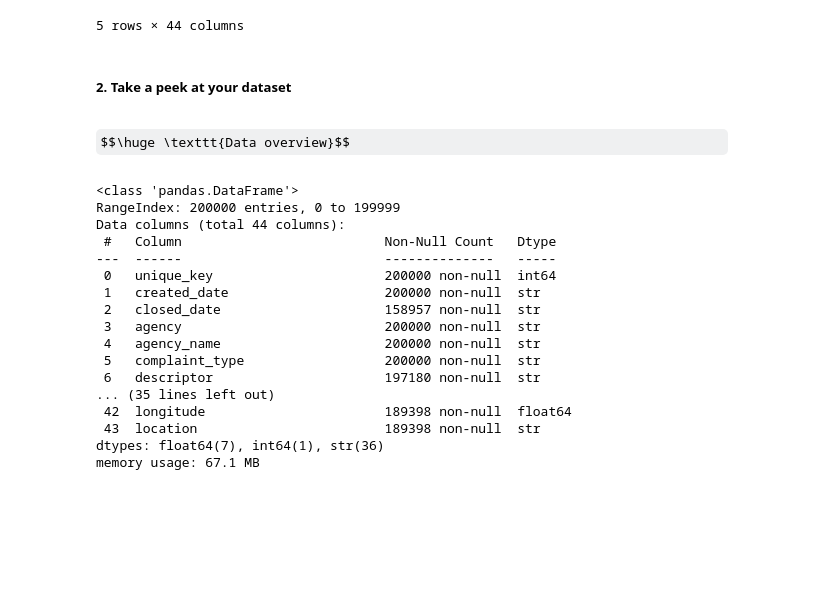
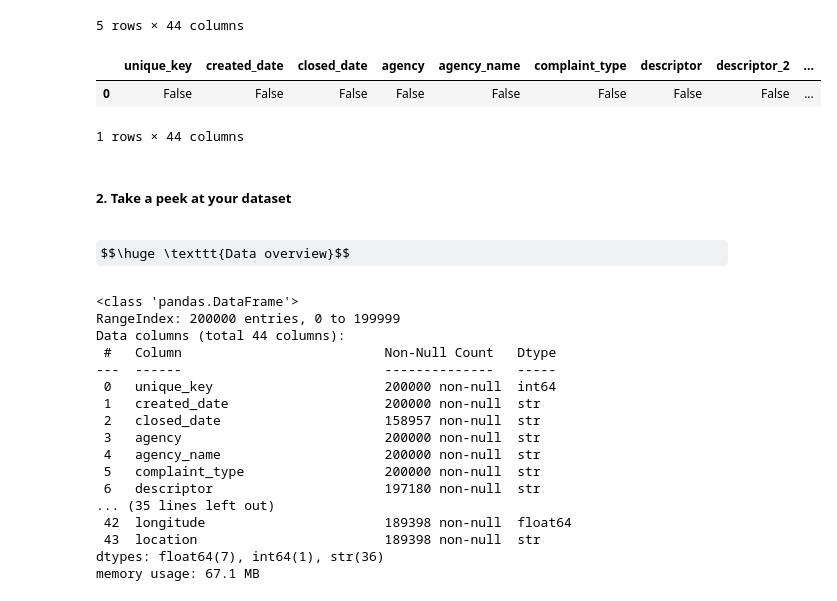
Before and after one commit to Showmemypath/ml-model-implementations-planned-, a Jupyter notebook: src/2.ipynb, the cells around one changed output. Saved outputs shown, nothing was run; the diff lists cells and outputs as text; code cells hidden in the pictures; some formulas as TeX source; blank space fills up the shorter version.

```diff
--- a/src/2.ipynb
+++ b/src/2.ipynb
@@ -27,6 +27,15 @@ df.head()
 | 3 | 68501976 | 2026-03-31T02:26:00.000 | 2026-03-31T02:59:00.000 | DSNY | Department of Sanitation | Derelict Vehicles | Derelict Vehicles | NaN | ... |
 | 4 | 68509447 | 2026-03-31T02:17:11.000 | NaN | DOT | Department of Transportation | Street Condition | Pothole | NaN | ... |
 5 rows × 44 columns
+# %%
+clean_status = pd.DataFrame([],columns=df.columns)
+clean_status[df.columns] = np.full((1,44),False)
+# %%
+clean_status
+# %% [output]
+|  | unique_key | created_date | closed_date | agency | agency_name | complaint_type | descriptor | descriptor_2 | ... |
+| 0 | False | False | False | False | False | False | False | False | ... |
+1 rows × 44 columns
 # %% [markdown]
 ##### 2. Take a peek at your dataset
 # %% [markdown]
```
Also changed, not shown: parts of 16 cells of this notebook.
